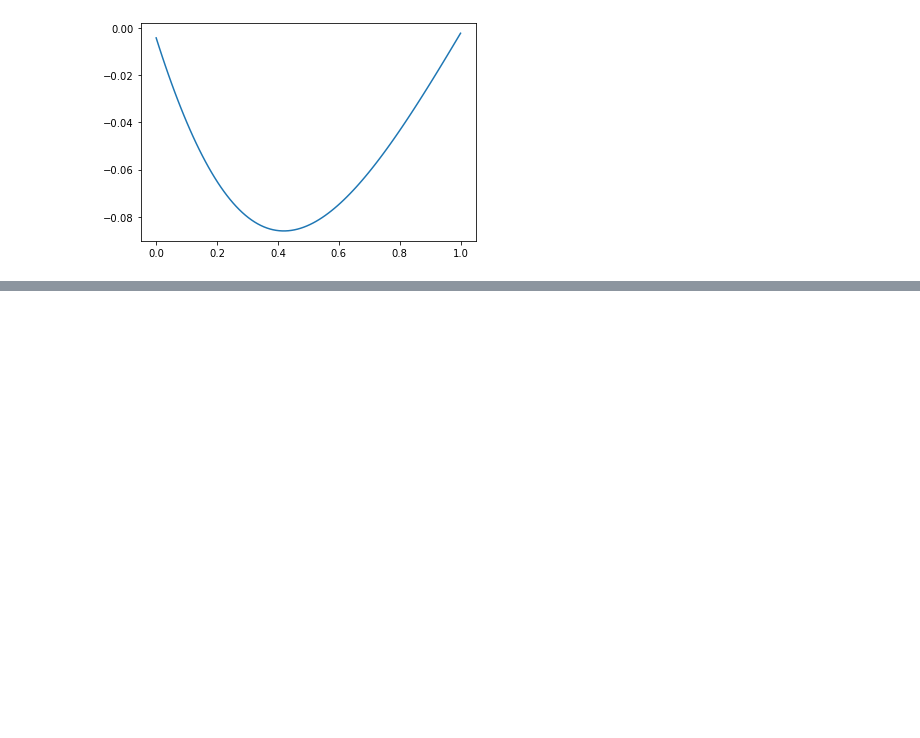
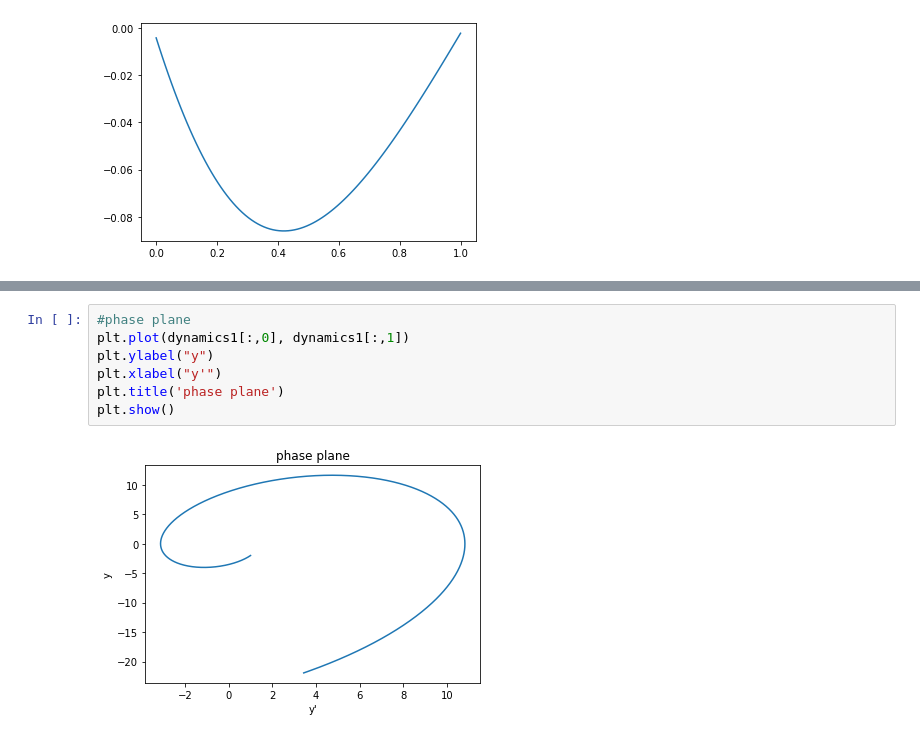
Before and after one commit to moxlos/algorithms, a Jupyter notebook: diff_eqs/gen_linear_sec_ordr_eq.ipynb, the cells around one changed output, grey strips where cells are left out. Saved outputs shown, nothing was run; the diff lists cells and outputs as text; blank space fills up the shorter version.

```diff
--- a/diff_eqs/gen_linear_sec_ordr_eq.ipynb
+++ b/diff_eqs/gen_linear_sec_ordr_eq.ipynb
@@ -87,0 +150,9 @@ plt.show()
+# %%
+#phase plane
+plt.plot(dynamics1[:,0], dynamics1[:,1])
+plt.ylabel("y")
+plt.xlabel("y'")
+plt.title('phase plane')
+plt.show()
+# %% [output]
+[figure, added]
```
Also changed, not shown: parts of 15 cells of this notebook, 1 other file.
